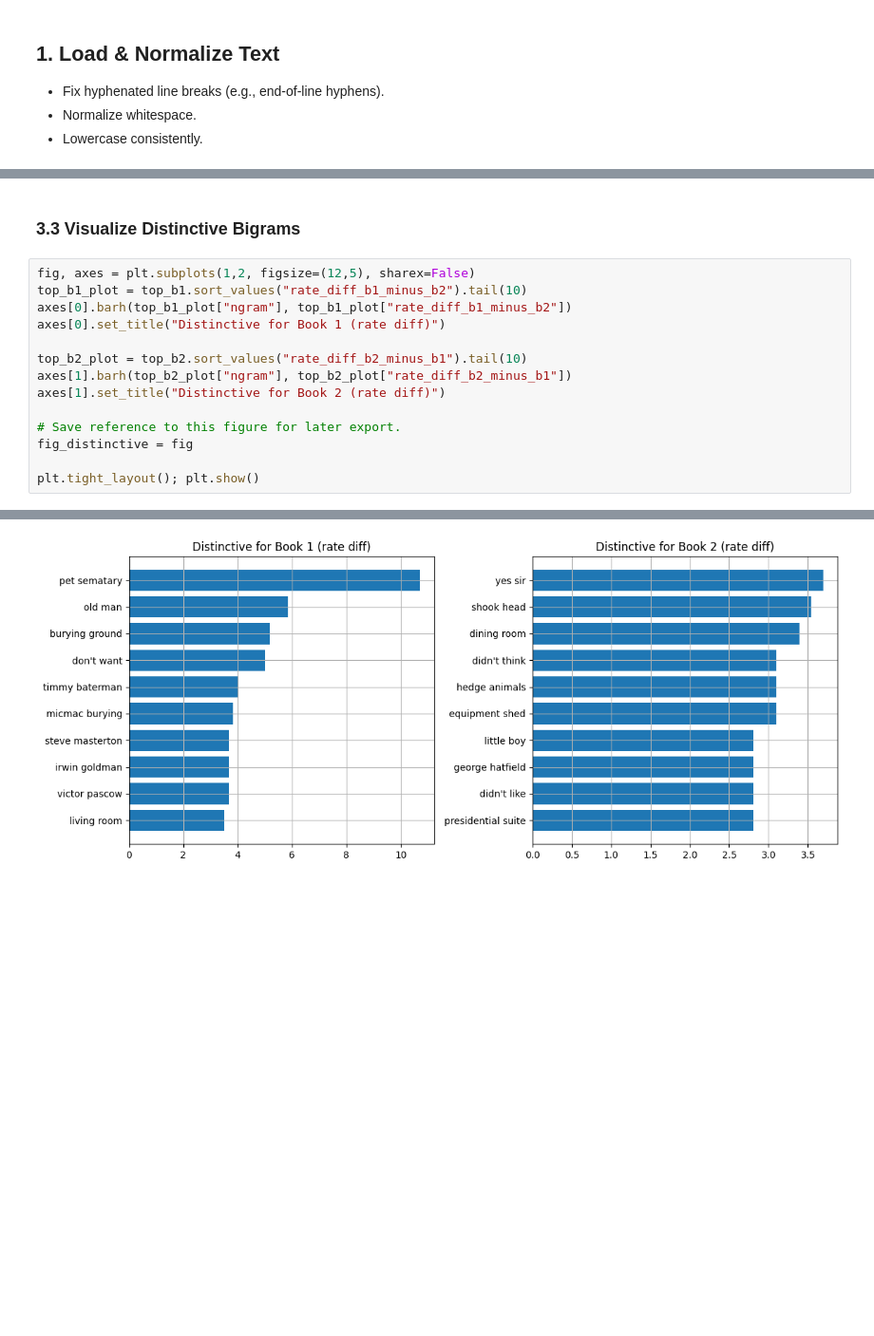
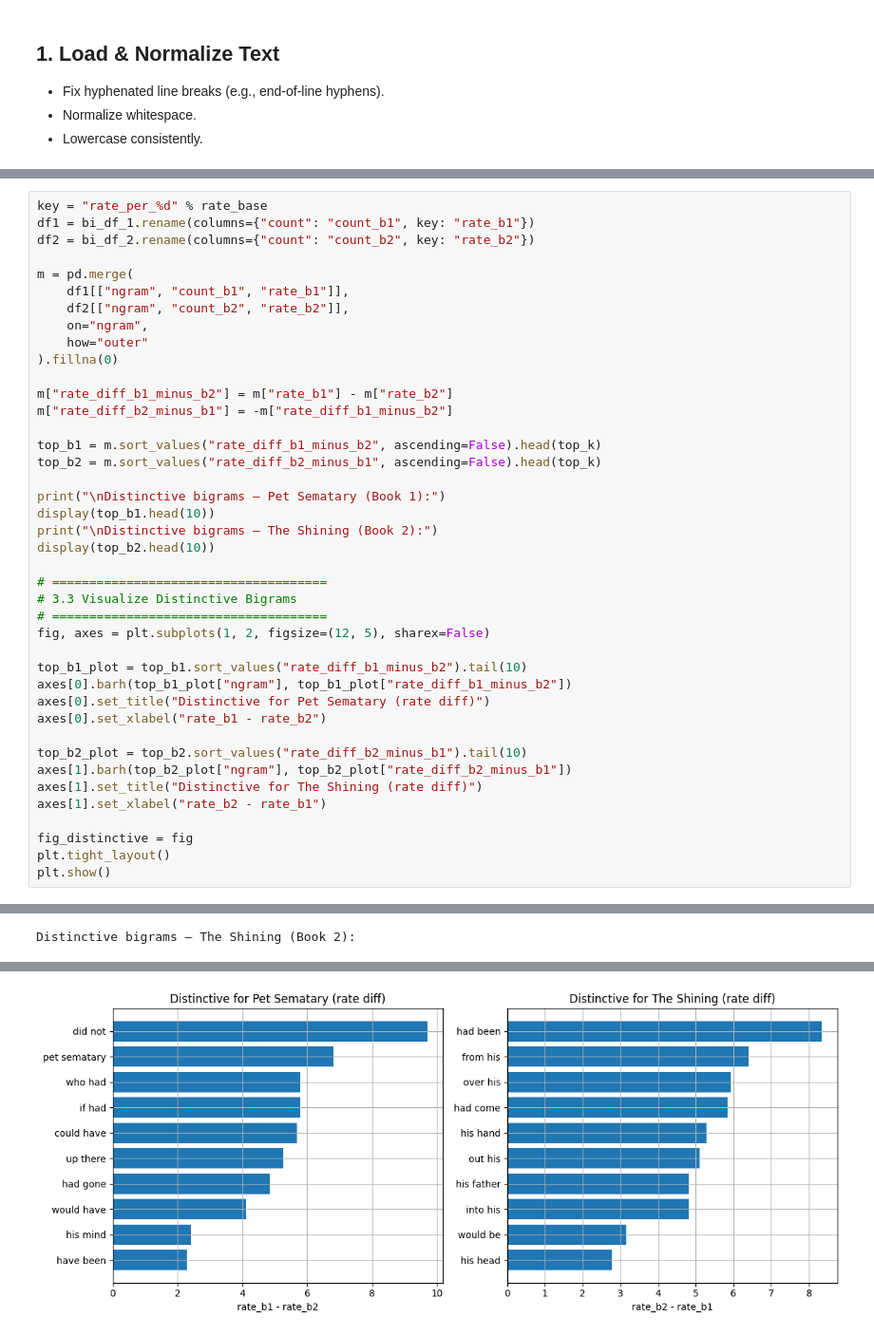
Before and after one commit to Blitz-yeet/applied-NLP-week2, a Jupyter notebook: notebooks/1_AppliedNLP_Session2_Bi_Trigrams.ipynb, the cells around one changed output, grey strips where cells are left out. Shown at 95% size. Drawn from its saved outputs; the diff is of its cells as text; blank space fills up the shorter version.

```diff
--- a/notebooks/1_AppliedNLP_Session2_Bi_Trigrams.ipynb
+++ b/notebooks/1_AppliedNLP_Session2_Bi_Trigrams.ipynb
@@ -330,17 +362,42 @@ top_b1.head(10)
-# %% [markdown]
-### 3.3 Visualize Distinctive Bigrams
 # %%
-fig, axes = plt.subplots(1,2, figsize=(12,5), sharex=False)
+key = "rate_per_%d" % rate_base
+df1 = bi_df_1.rename(columns={"count": "count_b1", key: "rate_b1"})
+df2 = bi_df_2.rename(columns={"count": "count_b2", key: "rate_b2"})
+
+m = pd.merge(
+    df1[["ngram", "count_b1", "rate_b1"]],
+    df2[["ngram", "count_b2", "rate_b2"]],
+    on="ngram",
+    how="outer"
+).fillna(0)
+
+m["rate_diff_b1_minus_b2"] = m["rate_b1"] - m["rate_b2"]
+m["rate_diff_b2_minus_b1"] = -m["rate_diff_b1_minus_b2"]
+
+top_b1 = m.sort_values("rate_diff_b1_minus_b2", ascending=False).head(top_k)
+top_b2 = m.sort_values("rate_diff_b2_minus_b1", ascending=False).head(top_k)
+
+print("\nDistinctive bigrams – Pet Sematary (Book 1):")
+display(top_b1.head(10))
+print("\nDistinctive bigrams – The Shining (Book 2):")
+display(top_b2.head(10))
+
+# =====================================
+# 3.3 Visualize Distinctive Bigrams
+# =====================================
+fig, axes = plt.subplots(1, 2, figsize=(12, 5), sharex=False)
+
 top_b1_plot = top_b1.sort_values("rate_diff_b1_minus_b2").tail(10)
 axes[0].barh(top_b1_plot["ngram"], top_b1_plot["rate_diff_b1_minus_b2"])
-axes[0].set_title("Distinctive for Book 1 (rate diff)")
+axes[0].set_title("Distinctive for Pet Sematary (rate diff)")
+axes[0].set_xlabel("rate_b1 - rate_b2")
 
 top_b2_plot = top_b2.sort_values("rate_diff_b2_minus_b1").tail(10)
 axes[1].barh(top_b2_plot["ngram"], top_b2_plot["rate_diff_b2_minus_b1"])
-axes[1].set_title("Distinctive for Book 2 (rate diff)")
+axes[1].set_title("Distinctive for The Shining (rate diff)")
+axes[1].set_xlabel("rate_b2 - rate_b1")
 
-# Save reference to this figure for later export.
 fig_distinctive = fig
-
-plt.tight_layout(); plt.show()
+plt.tight_layout()
+plt.show()
 # %% [output]
@@ -346,0 +416 @@ plt.tight_layout(); plt.show()
+Distinctive bigrams – The Shining (Book 2):
@@ -347 +428 @@ plt.tight_layout(); plt.show()
-[figure, old version]
+[figure, new version]
```
Also changed, not shown: parts of 26 cells of this notebook, 23 other files.
